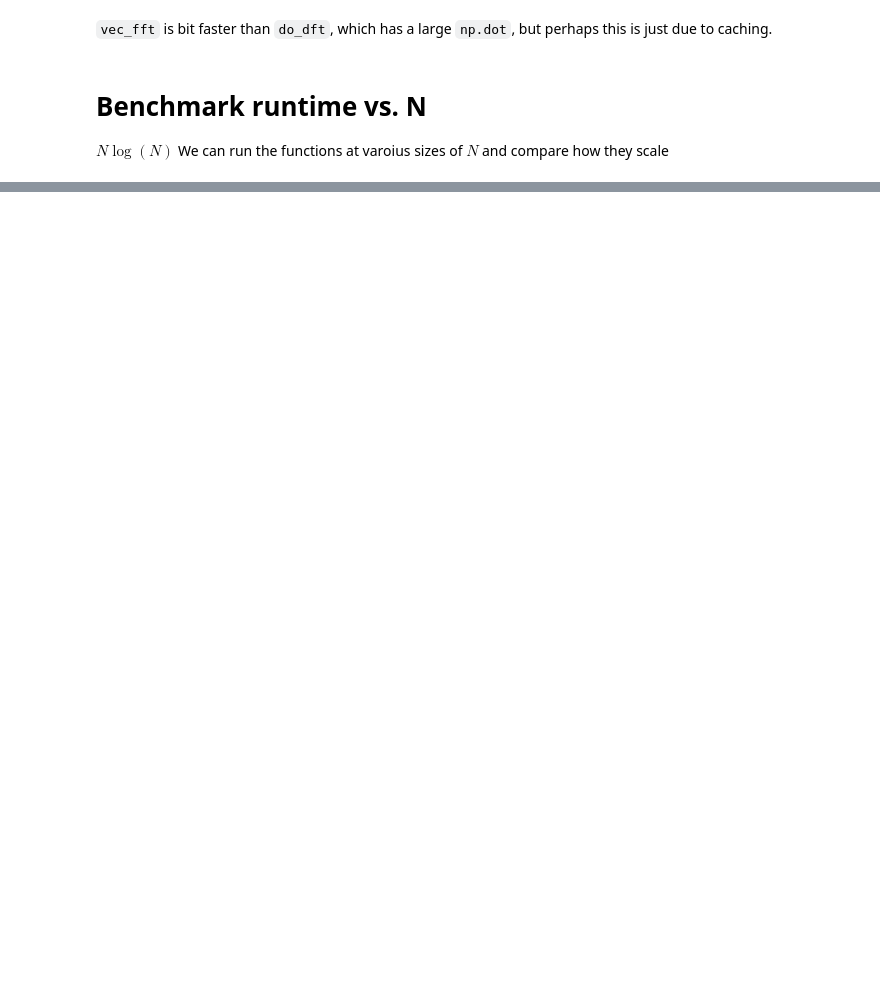
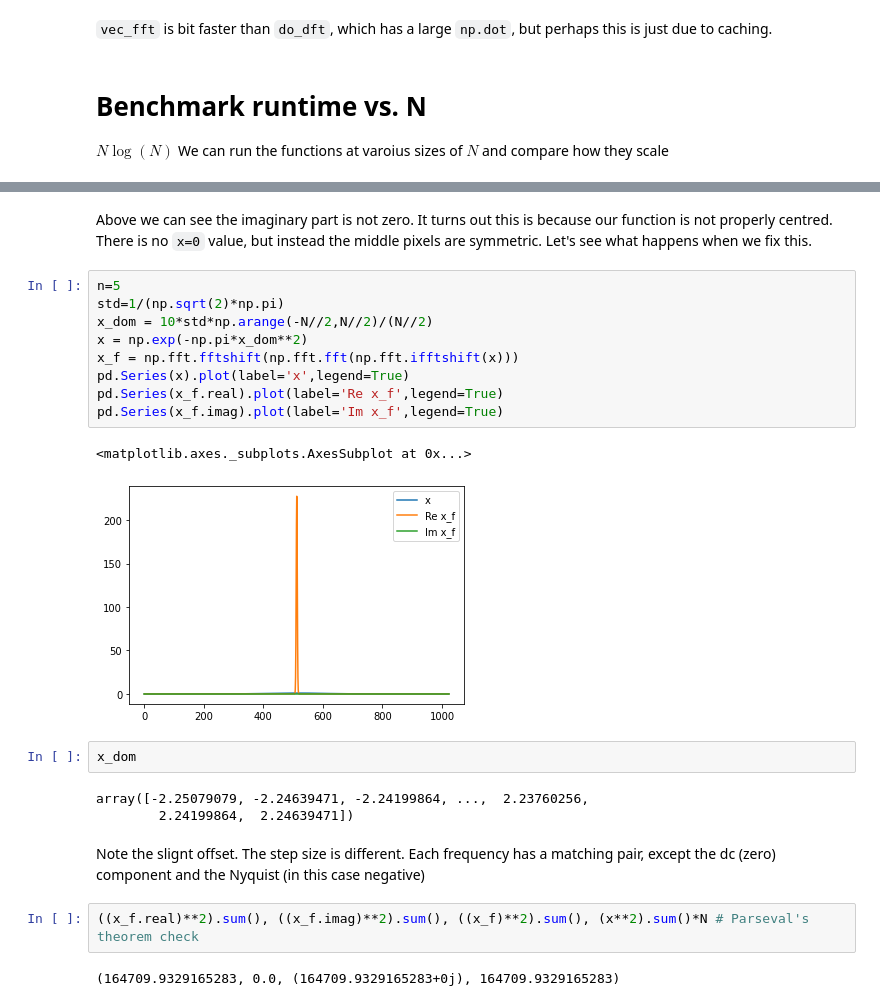
Before and after one commit to geoffwoollard/learn_cryoem_math, a Jupyter notebook: nb/fft.ipynb, the cells around one changed output, grey strips where cells are left out. Saved outputs shown, nothing was run; the diff lists cells and outputs as text; blank space fills up the shorter version.

```diff
--- a/nb/fft.ipynb
+++ b/nb/fft.ipynb
@@ -168,0 +215,25 @@ df.plot(x='N',y=['np.fft.fft','do_dft','vec_fft'])
+# %% [markdown]
+Above we can see the imaginary part is not zero. It turns out this is because our function is not properly centred. There is no `x=0` value, but instead the middle pixels are symmetric. Let's see what happens when we fix this.
+# %%
+n=5
+std=1/(np.sqrt(2)*np.pi)
+x_dom = 10*std*np.arange(-N//2,N//2)/(N//2)
+x = np.exp(-np.pi*x_dom**2)
+x_f = np.fft.fftshift(np.fft.fft(np.fft.ifftshift(x)))
+pd.Series(x).plot(label='x',legend=True)
+pd.Series(x_f.real).plot(label='Re x_f',legend=True)
+pd.Series(x_f.imag).plot(label='Im x_f',legend=True)
+# %% [output]
+<matplotlib.axes._subplots.AxesSubplot at 0x...>
+[figure, added]
+# %%
+x_dom
+# %% [output]
+array([-2.25079079, -2.24639471, -2.24199864, ...,  2.23760256,
+        2.24199864,  2.24639471])
+# %% [markdown]
+Note the slignt offset. The step size is different. Each frequency has a matching pair, except the dc (zero) component and the Nyquist (in this case negative)
+# %%
+((x_f.real)**2).sum(), ((x_f.imag)**2).sum(), ((x_f)**2).sum(), (x**2).sum()*N # Parseval's theorem check
+# %% [output]
+(164709.9329165283, 0.0, (164709.9329165283+0j), 164709.9329165283)
```
Also changed, not shown: parts of 13 cells of this notebook.
